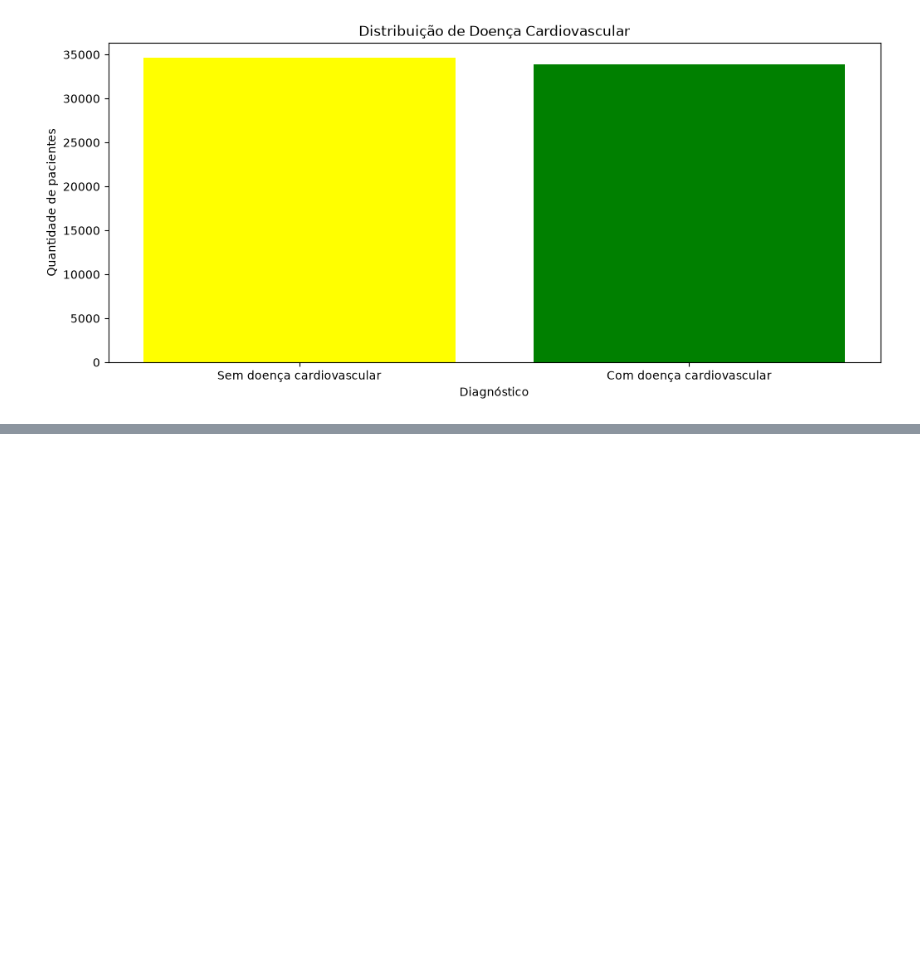
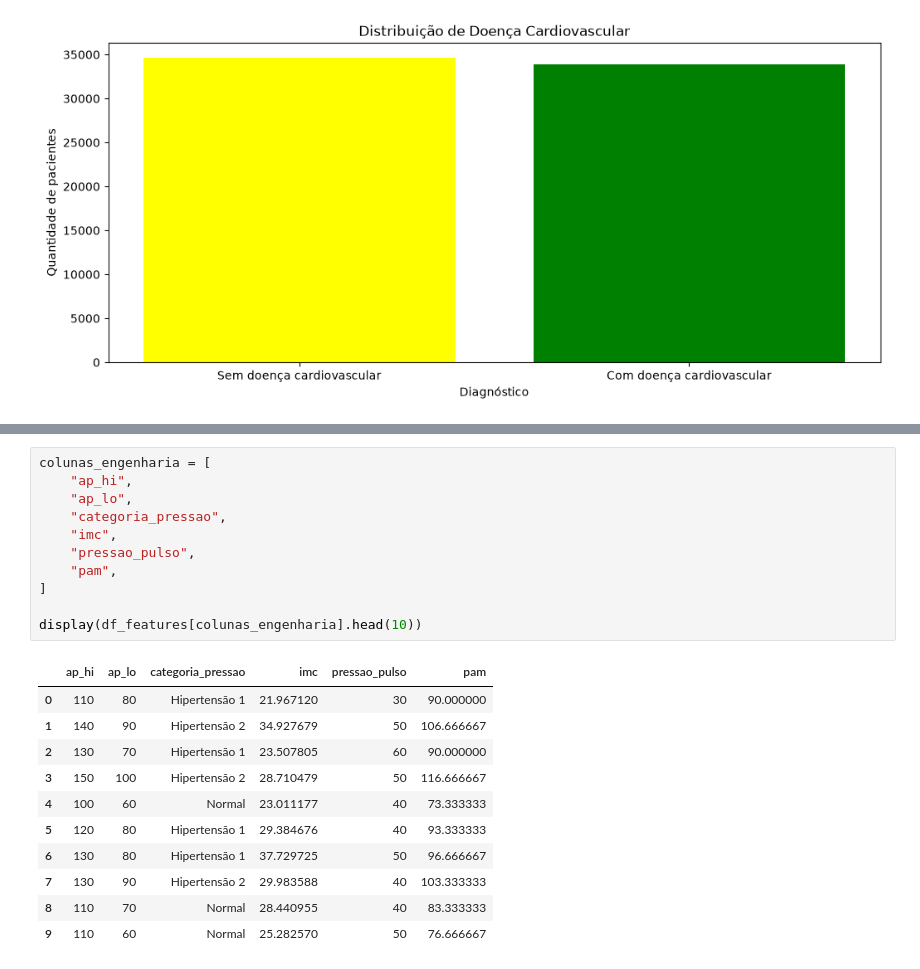
Before and after one commit to team-tech-challenge-fiap/tech-challenge-2026-fiap, a Jupyter notebook: notebooks/00_projeto_final.ipynb, the cells around one changed output, grey strips where cells are left out. Drawn from its saved outputs; the diff is of its cells as text; blank space fills up the shorter version.

```diff
--- a/notebooks/00_projeto_final.ipynb
+++ b/notebooks/00_projeto_final.ipynb
@@ -94,0 +182,23 @@ eda.plot_distribuicao_pressao_arterial(df_clean)
+# %%
+colunas_engenharia = [
+    "ap_hi",
+    "ap_lo",
+    "categoria_pressao",
+    "imc",
+    "pressao_pulso",
+    "pam",
+]
+
+display(df_features[colunas_engenharia].head(10))
+# %% [output]
+|  | ap_hi | ap_lo | categoria_pressao | imc | pressao_pulso | pam |
+| 0 | 110 | 80 | Hipertensão 1 | 21.967120 | 30 | 90.000000 |
+| 1 | 140 | 90 | Hipertensão 2 | 34.927679 | 50 | 106.666667 |
+| 2 | 130 | 70 | Hipertensão 1 | 23.507805 | 60 | 90.000000 |
+| 3 | 150 | 100 | Hipertensão 2 | 28.710479 | 50 | 116.666667 |
+| 4 | 100 | 60 | Normal | 23.011177 | 40 | 73.333333 |
+| 5 | 120 | 80 | Hipertensão 1 | 29.384676 | 40 | 93.333333 |
+| 6 | 130 | 80 | Hipertensão 1 | 37.729725 | 50 | 96.666667 |
+| 7 | 130 | 90 | Hipertensão 2 | 29.983588 | 40 | 103.333333 |
+| 8 | 110 | 70 | Normal | 28.440955 | 40 | 83.333333 |
+| 9 | 110 | 60 | Normal | 25.282570 | 50 | 76.666667 |
```
Also changed, not shown: parts of 21 cells of this notebook.
